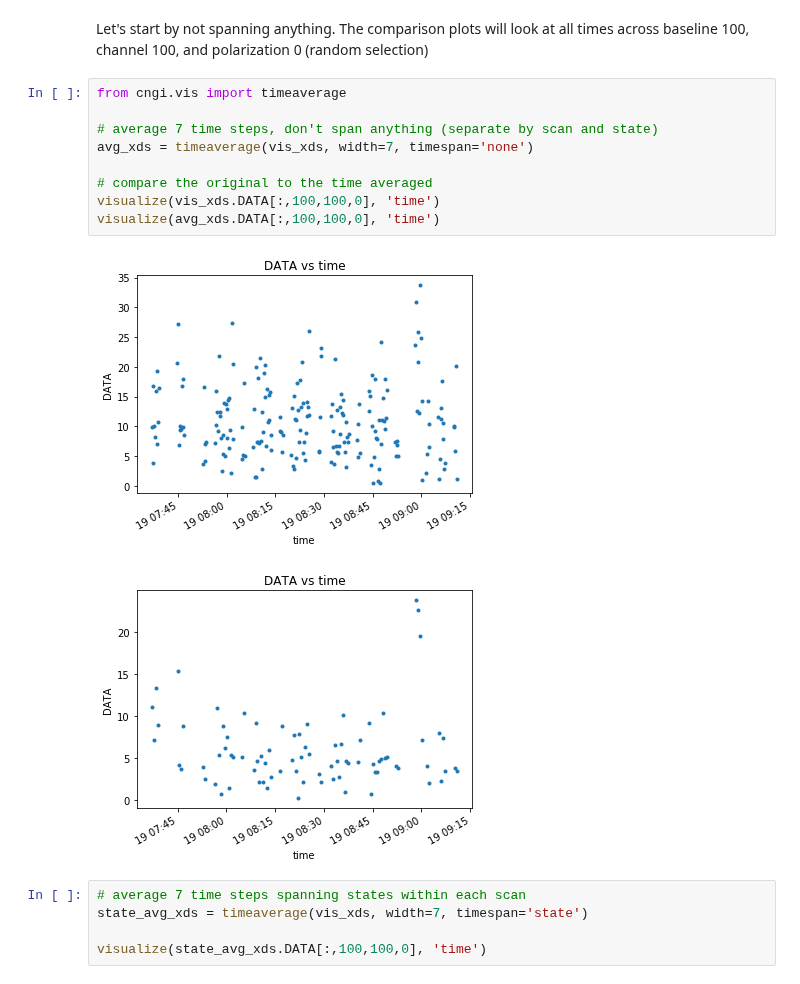
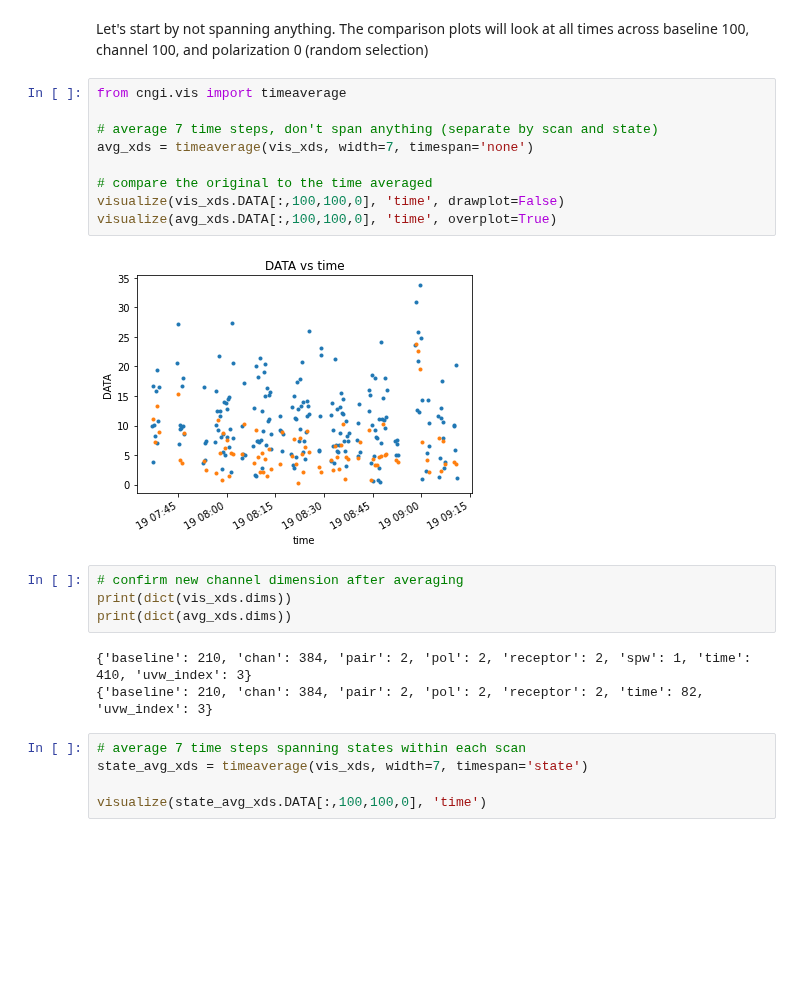
Before and after one commit to casangi/examples, a Jupyter notebook: Manipulating_visibilities.ipynb, the cells around one changed output. Cells and saved outputs as stored; diff of their text form; blank space fills up the shorter version.

```diff
--- a/Manipulating_visibilities.ipynb
+++ b/Manipulating_visibilities.ipynb
@@ -123,15 +123,21 @@ Let's start by not spanning anything.  The comparison plots will look at all tim
 # %%
 from cngi.vis import timeaverage
 
 # average 7 time steps, don't span anything (separate by scan and state)
 avg_xds = timeaverage(vis_xds, width=7, timespan='none')
 
 # compare the original to the time averaged
-visualize(vis_xds.DATA[:,100,100,0], 'time')
-visualize(avg_xds.DATA[:,100,100,0], 'time')
+visualize(vis_xds.DATA[:,100,100,0], 'time', drawplot=False)
+visualize(avg_xds.DATA[:,100,100,0], 'time', overplot=True)
 # %% [output]
-[figure, old version]
+[figure, new version]
-[figure, removed]
+# %%
+# confirm new channel dimension after averaging
+print(dict(vis_xds.dims))
+print(dict(avg_xds.dims))
+# %% [output]
+{'baseline': 210, 'chan': 384, 'pair': 2, 'pol': 2, 'receptor': 2, 'spw': 1, 'time': 410, 'uvw_index': 3}
+{'baseline': 210, 'chan': 384, 'pair': 2, 'pol': 2, 'receptor': 2, 'time': 82, 'uvw_index': 3}
 # %%
 # average 7 time steps spanning states within each scan
 state_avg_xds = timeaverage(vis_xds, width=7, timespan='state')
```
Also changed, not shown: parts of 10 cells of this notebook.
